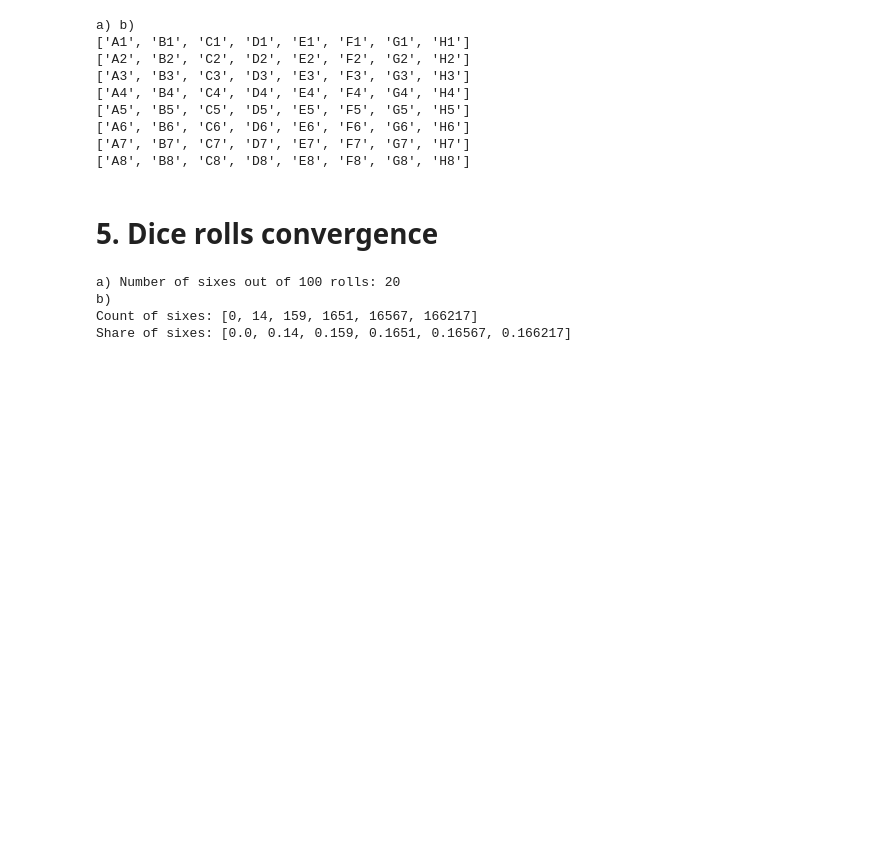
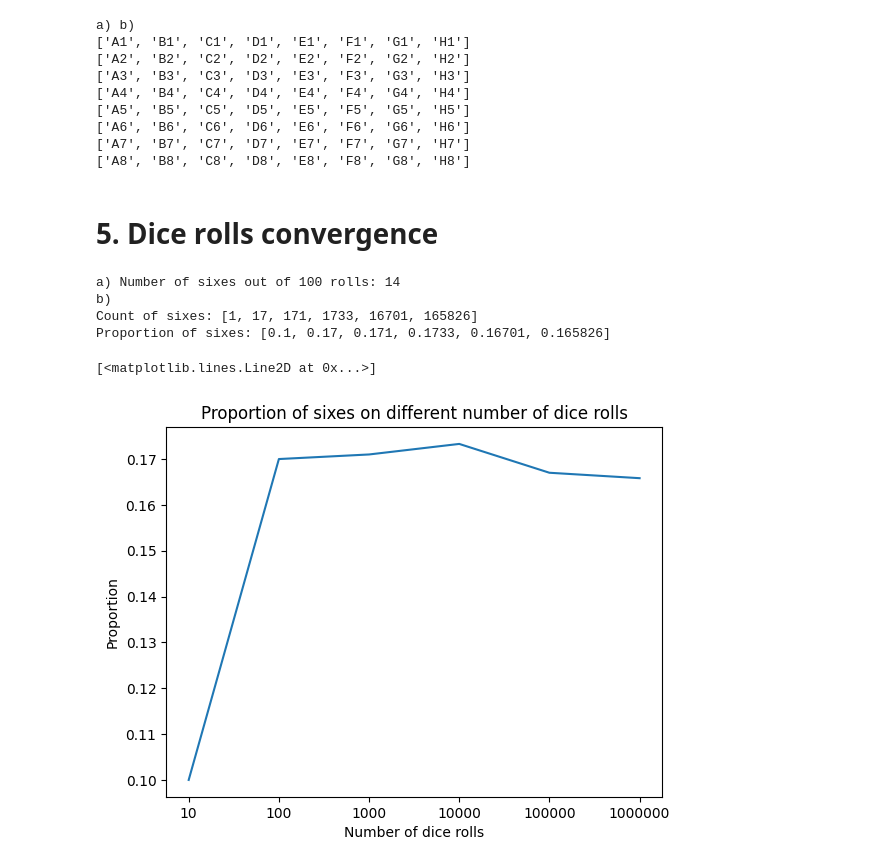
Before and after one commit to johan-suld/Python_johan_suld, a Jupyter notebook: Exercises/exercise4.ipynb, the cells around one changed output. Drawn from its saved outputs; the diff is of its cells as text; code cells hidden in the pictures; blank space fills up the shorter version.

```diff
--- a/Exercises/exercise4.ipynb
+++ b/Exercises/exercise4.ipynb
@@ -78,32 +81,39 @@ a) b)
 # %%
 import random
 
 # a
 dice_rolls = [random.randint(1, 6) for i in range(100)]
 
 print(f"a) Number of sixes out of 100 rolls: {dice_rolls.count(6)}")
 
 # b
 simulation_sizes = [10, 100, 1000, 10000, 100000, 1000000]
 number_of_sixes = []
 share_of_sixes = []
 
 for j in range(len(simulation_sizes)):
     sum_sixes = 0
     for k in range(simulation_sizes[j]):
         roll = random.randint(1, 6)
         if roll == 6:
             sum_sixes += 1
     number_of_sixes.append(sum_sixes)
 
 for l in range(len(simulation_sizes)):
     share_of_sixes.append(number_of_sixes[l] / simulation_sizes[l])
 
-print(f"b)\nCount of sixes: {number_of_sixes}\nShare of sixes: {share_of_sixes}")
+print(f"b)\nCount of sixes: {number_of_sixes}\nProportion of sixes: {share_of_sixes}")
 
 # c
+plt.title('Proportion of sixes on different number of dice rolls')
+plt.xticks([0, 1, 2, 3, 4, 5], simulation_sizes)
+plt.xlabel('Number of dice rolls')
+plt.ylabel('Proportion')
+plt.plot(share_of_sixes)
 # %% [output]
-a) Number of sixes out of 100 rolls: 20
+a) Number of sixes out of 100 rolls: 14
 b)
-Count of sixes: [0, 14, 159, 1651, 16567, 166217]
-Share of sixes: [0.0, 0.14, 0.159, 0.1651, 0.16567, 0.166217]
+Count of sixes: [1, 17, 171, 1733, 16701, 165826]
+Proportion of sixes: [0.1, 0.17, 0.171, 0.1733, 0.16701, 0.165826]
+[<matplotlib.lines.Line2D at 0x...>]
+[figure, added]
```
Also changed, not shown: parts of 7 cells of this notebook, 5 other files.
